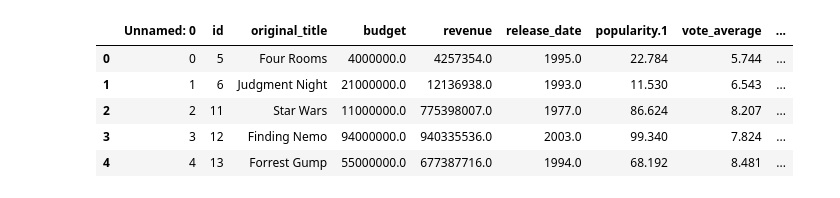
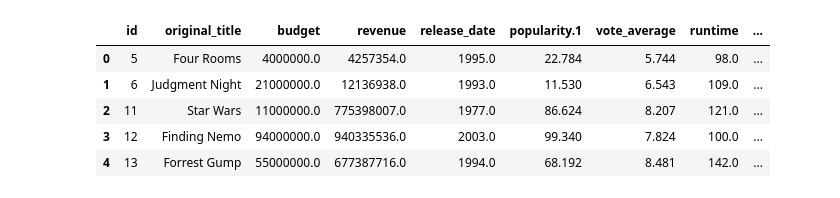
Before and after one commit to notsuspiciousindividual/SC1015_Project, a Jupyter notebook: data_EDA.ipynb, the cells around one changed output. Cells and saved outputs as stored; diff of their text form; code cells hidden in the pictures.

```diff
--- a/data_EDA.ipynb
+++ b/data_EDA.ipynb
@@ -11,12 +12,12 @@ import io
 sb.set()
 # %%
 movieDB = pd.read_csv('Data_Cleaning/allCleanedMovieData.csv')
-movieDB.drop("Unnamed: 0", axis=1)
+movieDB = movieDB[['id','original_title','budget','revenue','release_date','popularity.1','vote_average','runtime','top_casts_popularity_avg','casts_popularity_sum','top_cast_popularity','top_crews_popularity_avg','crews_popularity_sum','top_crew_popularity','percentage_revenue','Won']]
 movieDB.head()
 # %% [output]
-|  | Unnamed: 0 | id | original_title | budget | revenue | release_date | popularity.1 | vote_average | ... |
-| 0 | 0 | 5 | Four Rooms | 4000000.0 | 4257354.0 | 1995.0 | 22.784 | 5.744 | ... |
-| 1 | 1 | 6 | Judgment Night | 21000000.0 | 12136938.0 | 1993.0 | 11.530 | 6.543 | ... |
-| 2 | 2 | 11 | Star Wars | 11000000.0 | 775398007.0 | 1977.0 | 86.624 | 8.207 | ... |
-| 3 | 3 | 12 | Finding Nemo | 94000000.0 | 940335536.0 | 2003.0 | 99.340 | 7.824 | ... |
-| 4 | 4 | 13 | Forrest Gump | 55000000.0 | 677387716.0 | 1994.0 | 68.192 | 8.481 | ... |
+|  | id | original_title | budget | revenue | release_date | popularity.1 | vote_average | runtime | ... |
+| 0 | 5 | Four Rooms | 4000000.0 | 4257354.0 | 1995.0 | 22.784 | 5.744 | 98.0 | ... |
+| 1 | 6 | Judgment Night | 21000000.0 | 12136938.0 | 1993.0 | 11.530 | 6.543 | 109.0 | ... |
+| 2 | 11 | Star Wars | 11000000.0 | 775398007.0 | 1977.0 | 86.624 | 8.207 | 121.0 | ... |
+| 3 | 12 | Finding Nemo | 94000000.0 | 940335536.0 | 2003.0 | 99.340 | 7.824 | 100.0 | ... |
+| 4 | 13 | Forrest Gump | 55000000.0 | 677387716.0 | 1994.0 | 68.192 | 8.481 | 142.0 | ... |
```
Also changed, not shown: parts of 14 cells of this notebook, 9 other files.
